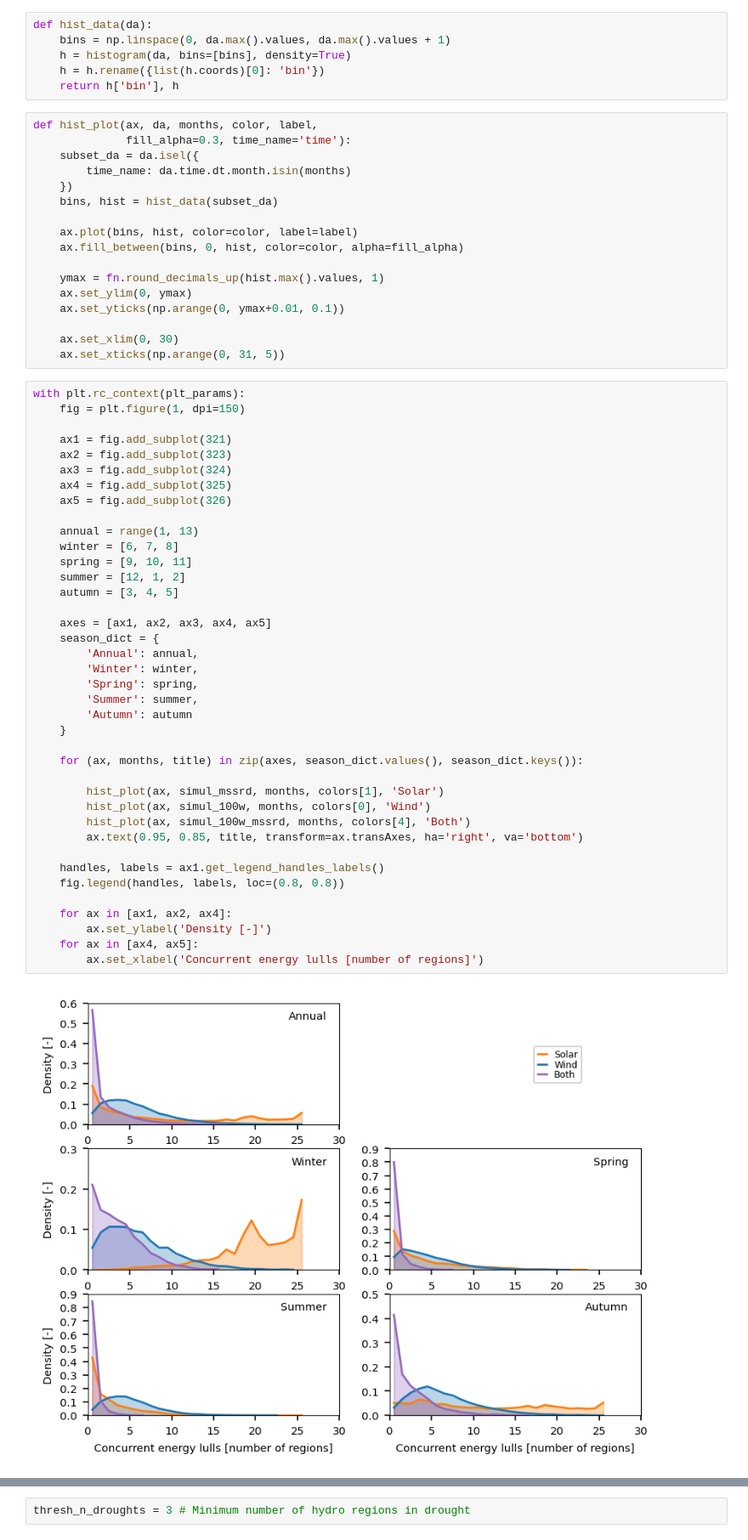
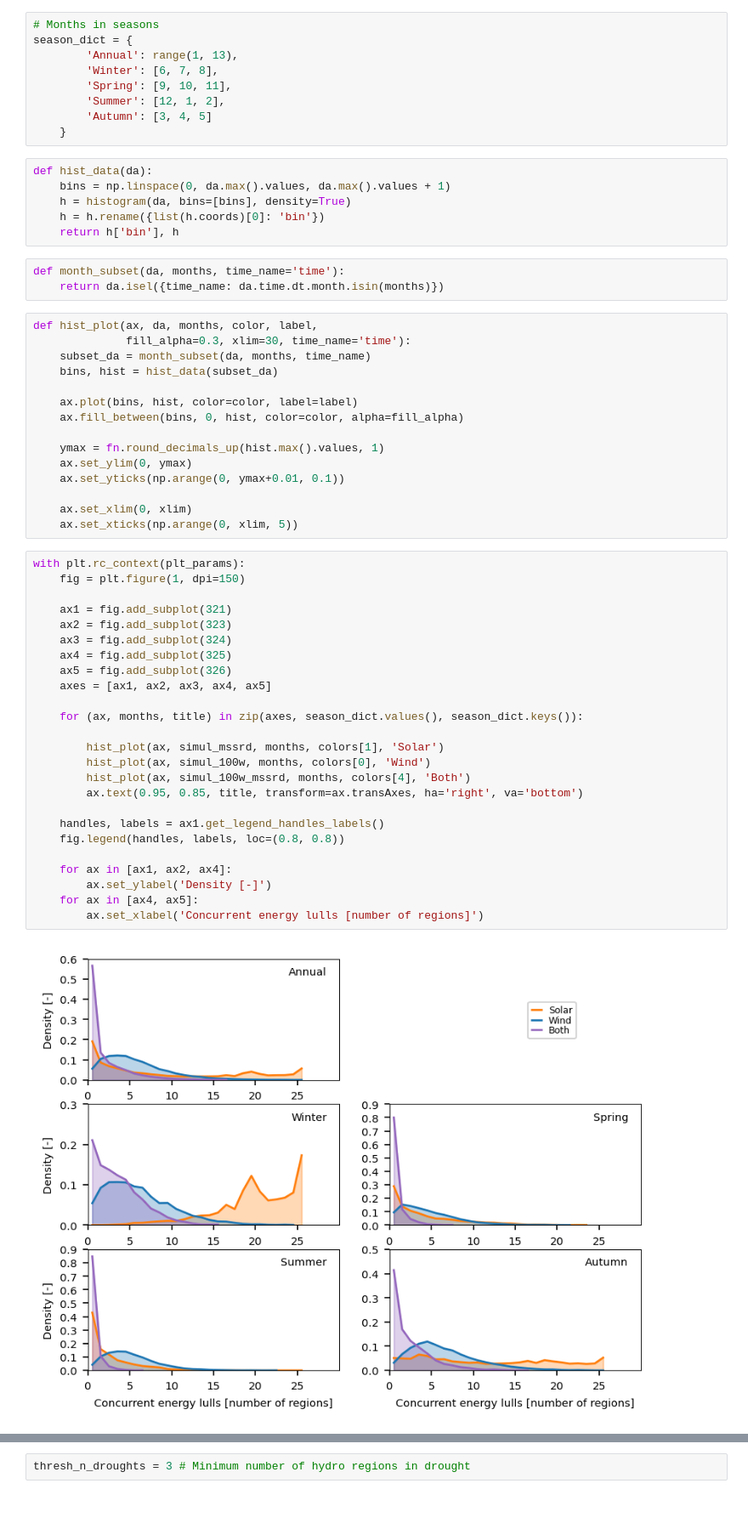
Before and after one commit to dougrichardson/Richardson_2023_energy, a Jupyter notebook: 1_exploratory analysis.ipynb, the cells around one changed output, grey strips where cells are left out. Shown at 85% size. Drawn from its saved outputs; the diff is of its cells as text; blank space fills up the shorter version.

```diff
--- a/1_exploratory analysis.ipynb
+++ b/1_exploratory analysis.ipynb
@@ -487,18 +487,28 @@ with plt.rc_context(plt_params):
 simul_100w = events_100w.sel(region=get_regions_from_region_codes([1, 3, 5, 7])).sum('region')
 simul_mssrd = events_mssrd.sel(region=get_regions_from_region_codes([2, 3, 6, 7])).sum('region')
 simul_100w_mssrd = events_100w_mssrd.sel(region=get_regions_from_region_codes([3, 7])).sum('region')
+# %%
+# Months in seasons
+season_dict = {
+        'Annual': range(1, 13),
+        'Winter': [6, 7, 8],
+        'Spring': [9, 10, 11],
+        'Summer': [12, 1, 2],
+        'Autumn': [3, 4, 5]
+    }
 # %%
 def hist_data(da):
     bins = np.linspace(0, da.max().values, da.max().values + 1)
     h = histogram(da, bins=[bins], density=True)
     h = h.rename({list(h.coords)[0]: 'bin'})
     return h['bin'], h
+# %%
+def month_subset(da, months, time_name='time'):
+    return da.isel({time_name: da.time.dt.month.isin(months)})
 # %%
 def hist_plot(ax, da, months, color, label,
-              fill_alpha=0.3, time_name='time'):
-    subset_da = da.isel({
-        time_name: da.time.dt.month.isin(months)
-    })
+              fill_alpha=0.3, xlim=30, time_name='time'):
+    subset_da = month_subset(da, months, time_name)
     bins, hist = hist_data(subset_da)
 
     ax.plot(bins, hist, color=color, label=label)
@@ -508,46 +518,32 @@ def hist_plot(ax, da, months, color, label,
     ax.set_ylim(0, ymax)
     ax.set_yticks(np.arange(0, ymax+0.01, 0.1))
 
-    ax.set_xlim(0, 30)
-    ax.set_xticks(np.arange(0, 31, 5))
+    ax.set_xlim(0, xlim)
+    ax.set_xticks(np.arange(0, xlim, 5))
 # %%
 with plt.rc_context(plt_params):
     fig = plt.figure(1, dpi=150)
 
     ax1 = fig.add_subplot(321)
     ax2 = fig.add_subplot(323)
     ax3 = fig.add_subplot(324)
     ax4 = fig.add_subplot(325)
     ax5 = fig.add_subplot(326)
-
-    annual = range(1, 13)
-    winter = [6, 7, 8]
-    spring = [9, 10, 11]
-    summer = [12, 1, 2]
-    autumn = [3, 4, 5]
-
     axes = [ax1, ax2, ax3, ax4, ax5]
-    season_dict = {
-        'Annual': annual,
-        'Winter': winter,
-        'Spring': spring,
-        'Summer': summer,
-        'Autumn': autumn
-    }
 
     for (ax, months, title) in zip(axes, season_dict.values(), season_dict.keys()):
 
         hist_plot(ax, simul_mssrd, months, colors[1], 'Solar')
         hist_plot(ax, simul_100w, months, colors[0], 'Wind')
         hist_plot(ax, simul_100w_mssrd, months, colors[4], 'Both')
         ax.text(0.95, 0.85, title, transform=ax.transAxes, ha='right', va='bottom')
 
     handles, labels = ax1.get_legend_handles_labels()
     fig.legend(handles, labels, loc=(0.8, 0.8))
 
     for ax in [ax1, ax2, ax4]:
         ax.set_ylabel('Density [-]')
     for ax in [ax4, ax5]:
         ax.set_xlabel('Concurrent energy lulls [number of regions]')
 # %% [output]
-[figure, old version]
+[figure, new version]
```
Also changed, not shown: parts of 7 cells of this notebook.
